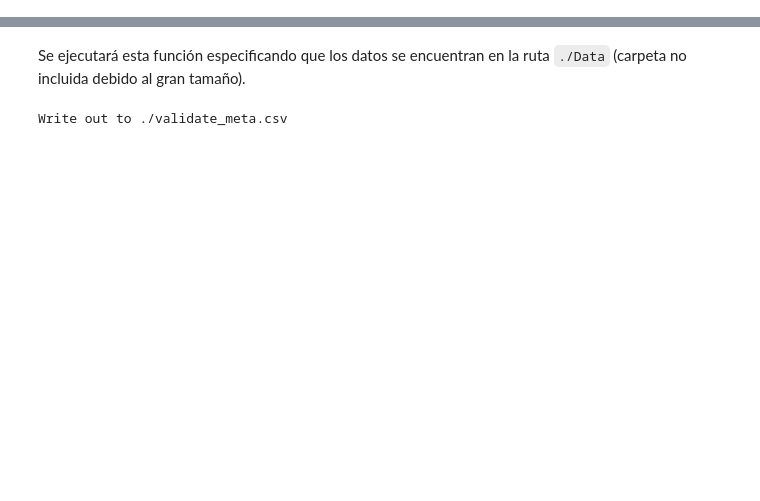
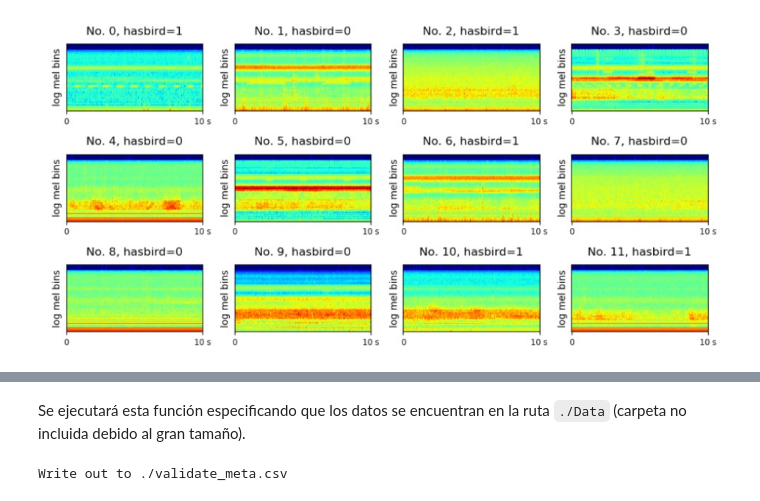
Before and after one commit to mcsebe/Tarea_Unidad3_INFO343, a Jupyter notebook: Tarea.ipynb, the cells around one changed output, grey strips where cells are left out. Cells and saved outputs as stored; diff of their text form; code cells hidden in the pictures; blank space fills up the shorter version.

```diff
--- a/Tarea.ipynb
+++ b/Tarea.ipynb
@@ -33,0 +126,4 @@
+# %%
+display(Image(filename="imagenes/tarea2espectrograma.jpg"))
+# %% [output]
+[figure, added]
```
Also changed, not shown: parts of 47 cells of this notebook, 1 other file.
